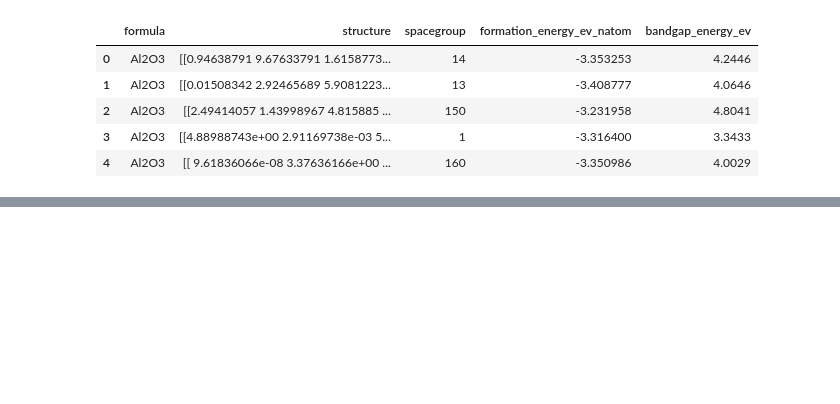
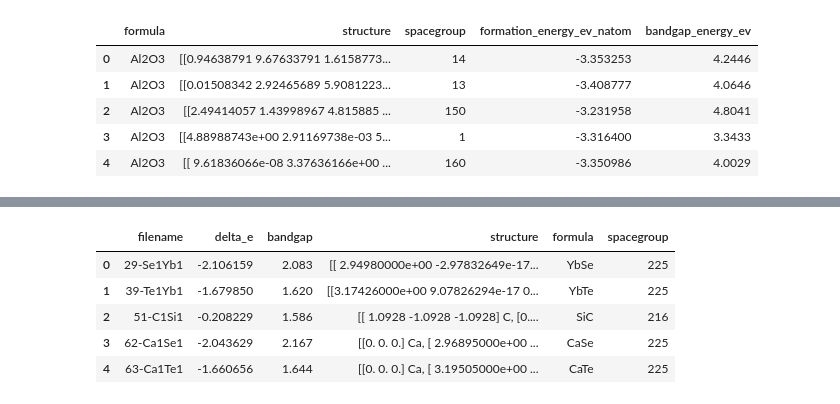
Before and after one commit to MengZ188/Capstone_Project1, a Jupyter notebook: data_wrangling.ipynb, the cells around one changed output, grey strips where cells are left out. Saved outputs shown, nothing was run; the diff lists cells and outputs as text; code cells hidden in the pictures; blank space fills up the shorter version.

```diff
--- a/data_wrangling.ipynb
+++ b/data_wrangling.ipynb
@@ -321,0 +381,41 @@ data_mp_processed.head()
+# %%
+# remain the entries for semiconductors
+# where the bandgap is larger than 0 but smaller or equal to 3.0 eV
+# by checking data_icsd_m_bandgaps.info() there is no missing values
+
+data_icsd_m_bandgaps = data_icsd[(data_icsd['bandgap'] > 0.0)
+                                 &(data_icsd['bandgap'] <= 3.0)
+                                ]
+
+# only remains filenames with two target values
+data_icsd_m_bandgaps = data_icsd_m_bandgaps[['filename','delta_e','bandgap']]
+
+# initialize the empty lists
+stru_icsd_list = []
+formulas_icsd = []
+filenames = []
+spacegroups = []
+
+# convert the VASP POSCAR into a pymatgen structure object
+for f_name in data_icsd_m_bandgaps["filename"]:
+    with open("./data_part3/icsd-all/"+ str(f_name)) as f:
+        try:
+            lattice_vector, coords, species_corr = read_poscar(f)
+            stru = Structure(lattice_vector, species_corr, coords, coords_are_cartesian=False)
+            formula = stru.composition.reduced_formula
+            spacegroup_symbol, international_num= stru.get_space_group_info()
+            stru_icsd_list.append(stru)
+            formulas_icsd.append(formula)
+            spacegroups.append(international_num)
+            filenames.append(f_name)
+        except:
+            print(f_name)
+
+stru_icsd_df = pd.DataFrame({"filename":filenames,
+                             "structure":stru_icsd_list,
+                             "formula":formulas_icsd,
+                             "spacegroup":spacegroups
+                           })
+
+stru_icsd_df.info()
+stru_icsd_df.head()
@@ -321,0 +438,10 @@ data_mp_processed.head()
+# %%
+data_icsd_processed = data_icsd_m_bandgaps.merge(stru_icsd_df,on ='filename')
+data_icsd_processed.head()
+# %% [output]
+|  | filename | delta_e | bandgap | structure | formula | spacegroup |
+| 0 | 29-Se1Yb1 | -2.106159 | 2.083 | [[ 2.94980000e+00 -2.97832649e-17... | YbSe | 225 |
+| 1 | 39-Te1Yb1 | -1.679850 | 1.620 | [[3.17426000e+00 9.07826294e-17 0... | YbTe | 225 |
+| 2 | 51-C1Si1 | -0.208229 | 1.586 | [[ 1.0928 -1.0928 -1.0928] C, [0.... | SiC | 216 |
+| 3 | 62-Ca1Se1 | -2.043629 | 2.167 | [[0. 0. 0.] Ca, [ 2.96895000e+00 ... | CaSe | 225 |
+| 4 | 63-Ca1Te1 | -1.660656 | 1.644 | [[0. 0. 0.] Ca, [ 3.19505000e+00 ... | CaTe | 225 |
```
Also changed, not shown: parts of 25 cells of this notebook.
